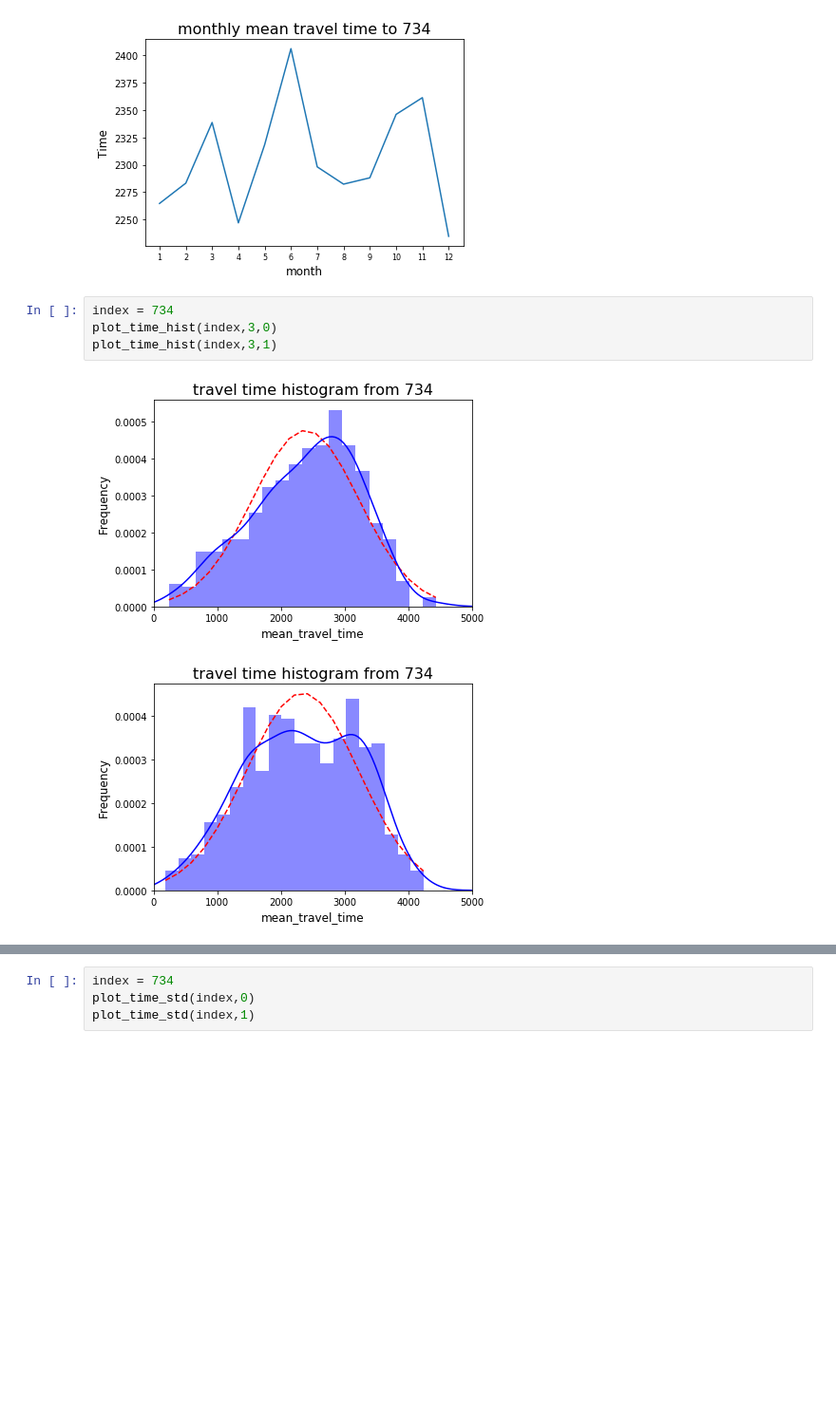
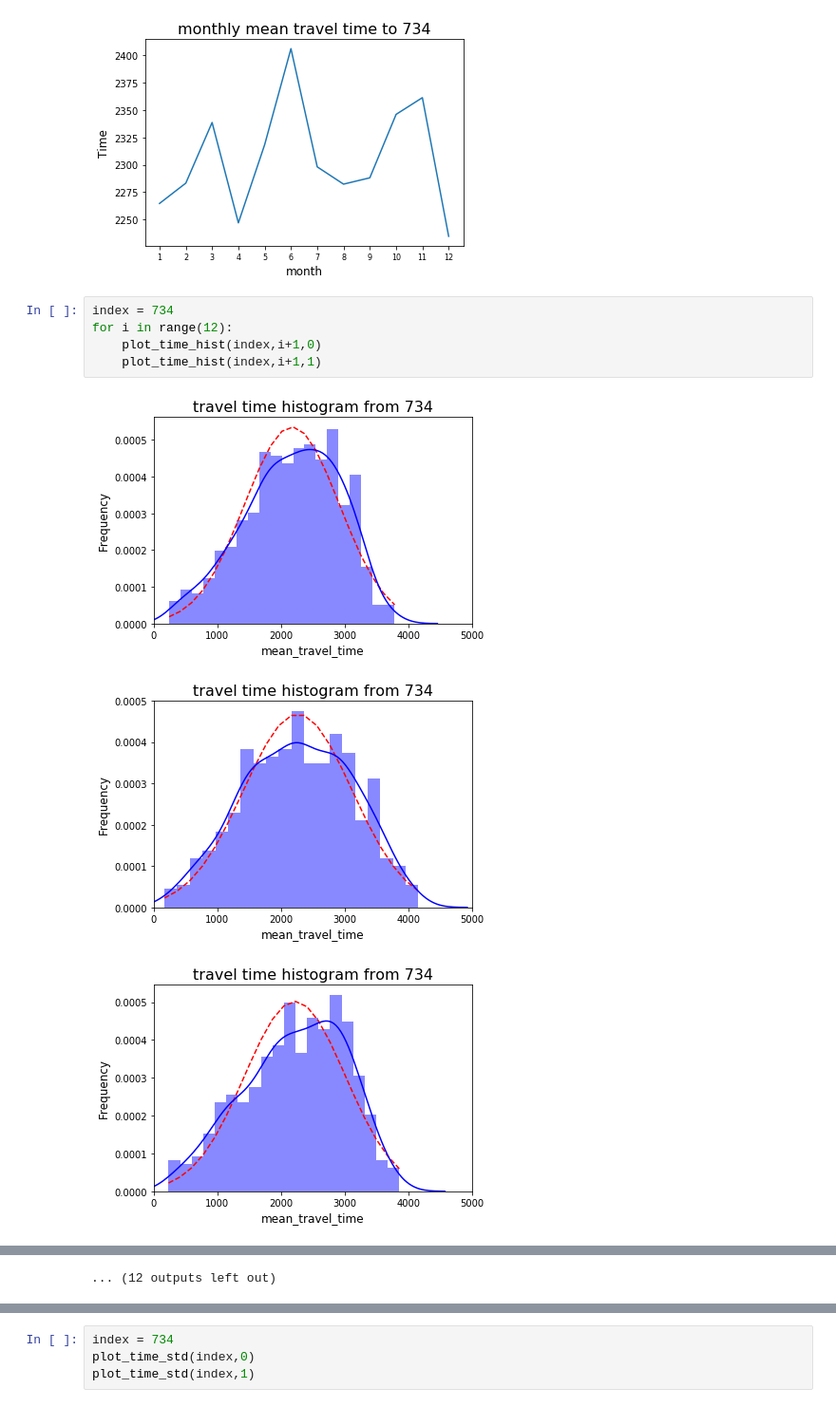
Before and after one commit to bananannn/ECE-143-Group-2, a Jupyter notebook: Project.ipynb, the cells around one changed output, grey strips where cells are left out. Shown at 95% size. Cells and saved outputs as stored; diff of their text form; blank space fills up the shorter version.

```diff
--- a/Project.ipynb
+++ b/Project.ipynb
@@ -222,8 +223,10 @@ plot_time(index,1)
 [figure]
 # %%
 index = 734
-plot_time_hist(index,3,0)
-plot_time_hist(index,3,1)
+for i in range(12):
+    plot_time_hist(index,i+1,0)
+    plot_time_hist(index,i+1,1)
 # %% [output]
-[figure, old version]
+[figure, new version]
-[figure, old version]
+[figure, new version]
+[figure, added]
@@ -229,0 +242 @@ plot_time_hist(index,3,1)
+... (12 outputs left out)
```
Also changed, not shown: parts of 6 cells of this notebook.
